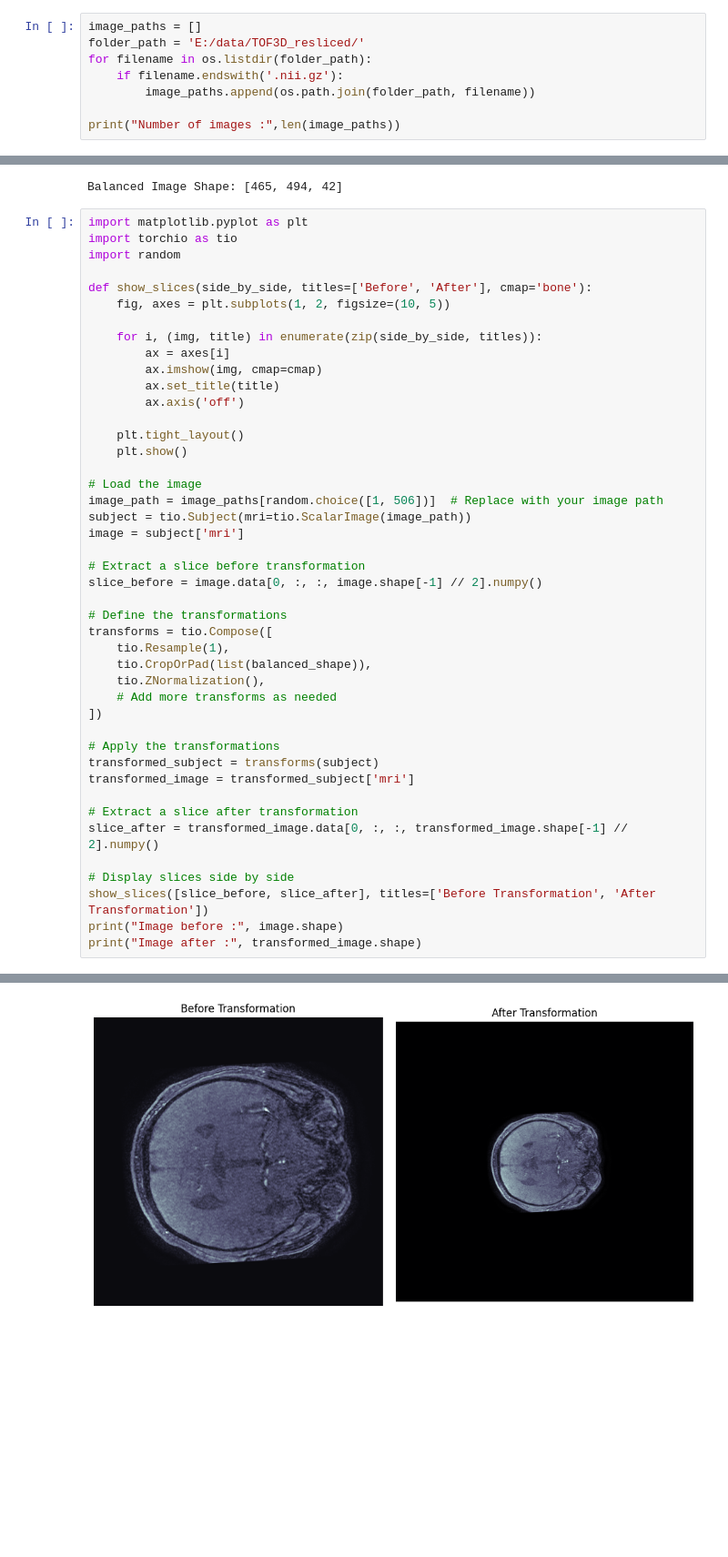
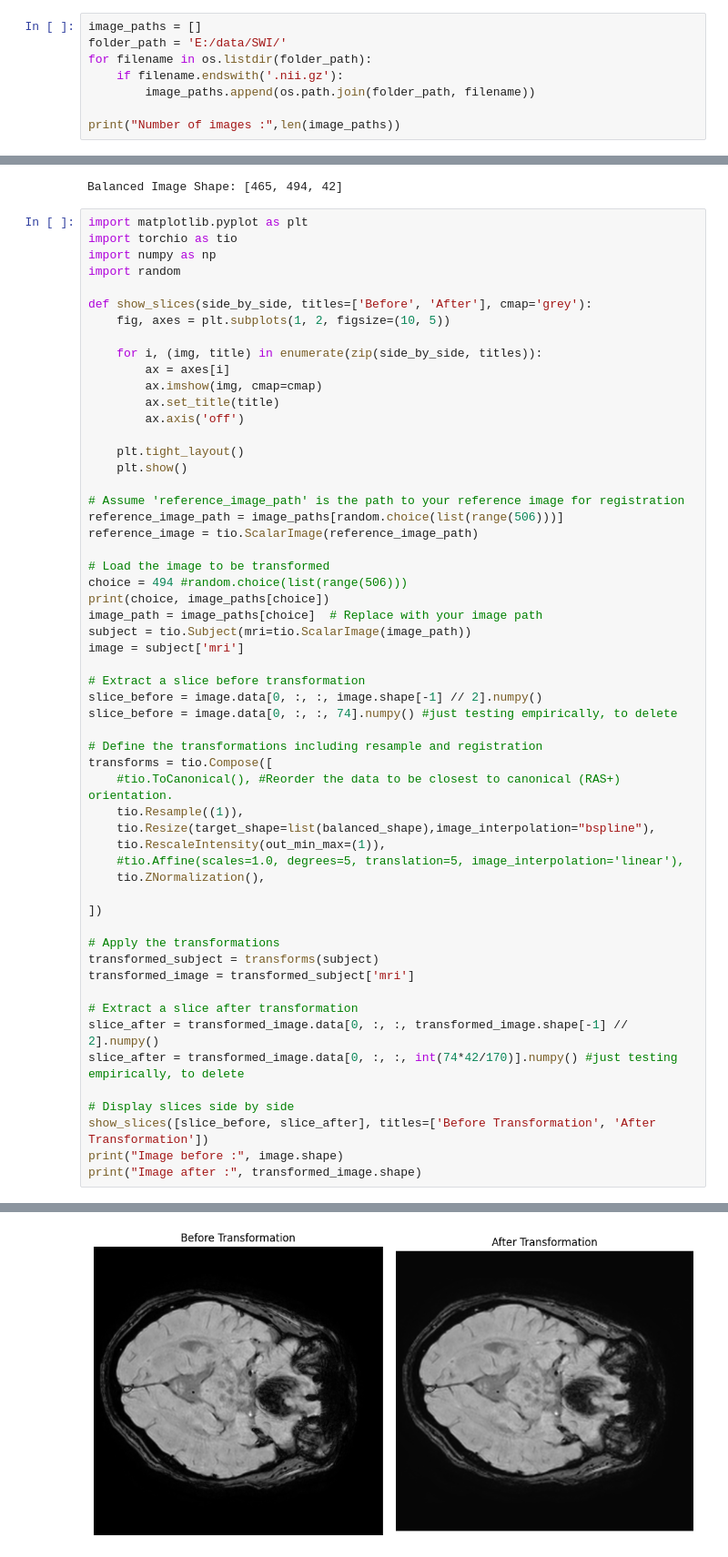
Before and after one commit to drci-foch/ETIS-Image, a Jupyter notebook: testing_viz/scaling.ipynb, the cells around one changed output, grey strips where cells are left out. Shown at 91% size. Saved outputs shown, nothing was run; the diff lists cells and outputs as text; blank space fills up the shorter version.

```diff
--- a/testing_viz/scaling.ipynb
+++ b/testing_viz/scaling.ipynb
@@ -164,7 +165,7 @@ Raw nifti
 ## Testing Using torchio instead
 # %%
 image_paths = []
-folder_path = 'E:/data/TOF3D_resliced/'
+folder_path = 'E:/data/SWI/'
 for filename in os.listdir(folder_path):
     if filename.endswith('.nii.gz'):
         image_paths.append(os.path.join(folder_path, filename))
@@ -238,9 +239,10 @@ Balanced Image Shape: [465, 494, 42]
 # %%
 import matplotlib.pyplot as plt
 import torchio as tio
+import numpy as np
 import random
 
-def show_slices(side_by_side, titles=['Before', 'After'], cmap='bone'):
+def show_slices(side_by_side, titles=['Before', 'After'], cmap='grey'):
     fig, axes = plt.subplots(1, 2, figsize=(10, 5))
 
     for i, (img, title) in enumerate(zip(side_by_side, titles)):
@@ -252,20 +254,30 @@ def show_slices(side_by_side, titles=['Before', 'After'], cmap='bone'):
     plt.tight_layout()
     plt.show()
 
-# Load the image
-image_path = image_paths[random.choice([1, 506])]  # Replace with your image path
+# Assume 'reference_image_path' is the path to your reference image for registration
+reference_image_path = image_paths[random.choice(list(range(506)))]
+reference_image = tio.ScalarImage(reference_image_path)
+
+# Load the image to be transformed
+choice = 494 #random.choice(list(range(506)))
+print(choice, image_paths[choice])
+image_path = image_paths[choice]  # Replace with your image path
 subject = tio.Subject(mri=tio.ScalarImage(image_path))
 image = subject['mri']
 
 # Extract a slice before transformation
 slice_before = image.data[0, :, :, image.shape[-1] // 2].numpy()
+slice_before = image.data[0, :, :, 74].numpy() #just testing empirically, to delete
 
-# Define the transformations
+# Define the transformations including resample and registration
 transforms = tio.Compose([
-    tio.Resample(1),
-    tio.CropOrPad(list(balanced_shape)),
+    #tio.ToCanonical(), #Reorder the data to be closest to canonical (RAS+) orientation.
+    tio.Resample((1)),
+    tio.Resize(target_shape=list(balanced_shape),image_interpolation="bspline"),
+    tio.RescaleIntensity(out_min_max=(1)),
+    #tio.Affine(scales=1.0, degrees=5, translation=5, image_interpolation='linear'),
     tio.ZNormalization(),
-    # Add more transforms as needed
+
 ])
 
 # Apply the transformations
@@ -274,6 +286,7 @@ transformed_image = transformed_subject['mri']
 
 # Extract a slice after transformation
 slice_after = transformed_image.data[0, :, :, transformed_image.shape[-1] // 2].numpy()
+slice_after = transformed_image.data[0, :, :, int(74*42/170)].numpy() #just testing empirically, to delete
 
 # Display slices side by side
 show_slices([slice_before, slice_after], titles=['Before Transformation', 'After Transformation'])
@@ -283 +297 @@ print("Image after :", transformed_image.shape)
-[figure, old version]
+[figure, new version]
```
Also changed, not shown: parts of 4 cells of this notebook.
